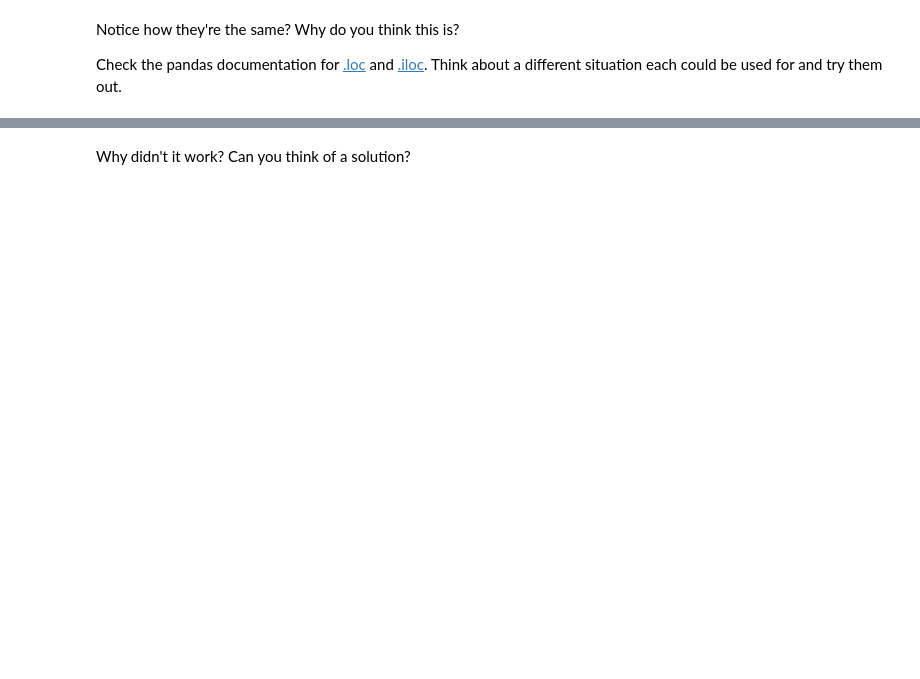
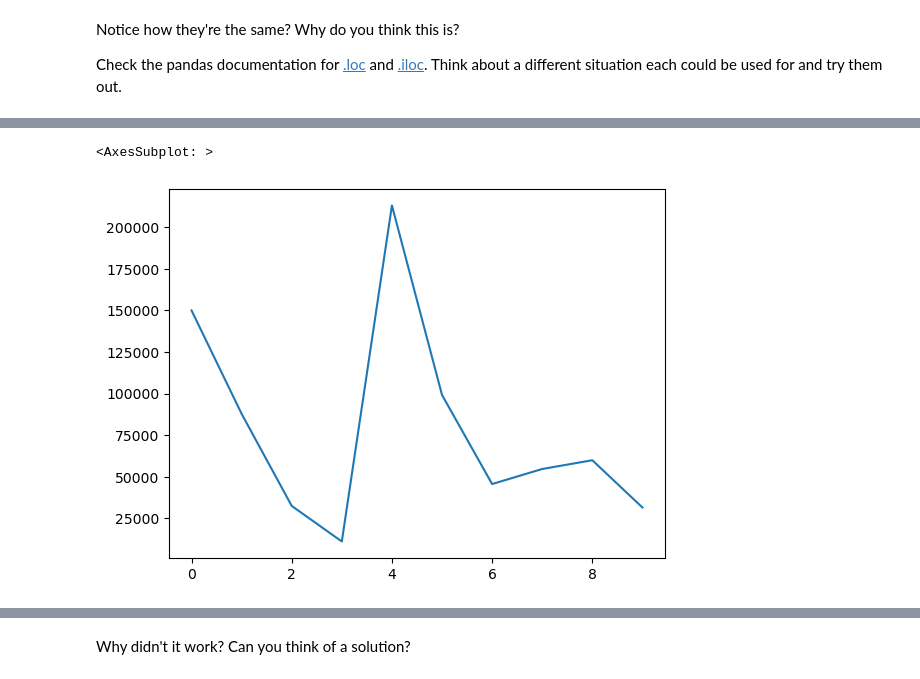
Before and after one commit to sreekumarmg6/Pandas_excercise, a Jupyter notebook: pandas-exercises.ipynb, the cells around one changed output, grey strips where cells are left out. Cells and saved outputs as stored; diff of their text form; code cells hidden in the pictures; blank space fills up the shorter version.

```diff
--- a/pandas-exercises.ipynb
+++ b/pandas-exercises.ipynb
@@ -38,3 +35,4 @@ dtype: object
 # %%
 # Import "../data/car-sales.csv" and turn it into a DataFrame
-csv_file=pn.read_csv('/home/administrator/mbcet/car-sales.csv')
+car_sales=pn.read_csv('//home/administrator/miniconda3/Pandas_excercise/car-sales.csv')
+car_sales
@@ -94,5 +210,11 @@ Check the pandas documentation for [.loc](https://pandas.pydata.org/pandas-docs/
 # %%
 # Import Matplotlib and create a plot of the Odometer column
 # Don't forget to use %matplotlib inline
+%matplotlib inline
+import matplotlib.pyplot as plt
+car_sales["Odometer (KM)"].plot()
+# %% [output]
+<AxesSubplot: >
+[figure, added]
 # %%
 # Create a histogram of the Odometer column using hist()
```
Also changed, not shown: parts of 31 cells of this notebook, 3 other files.
